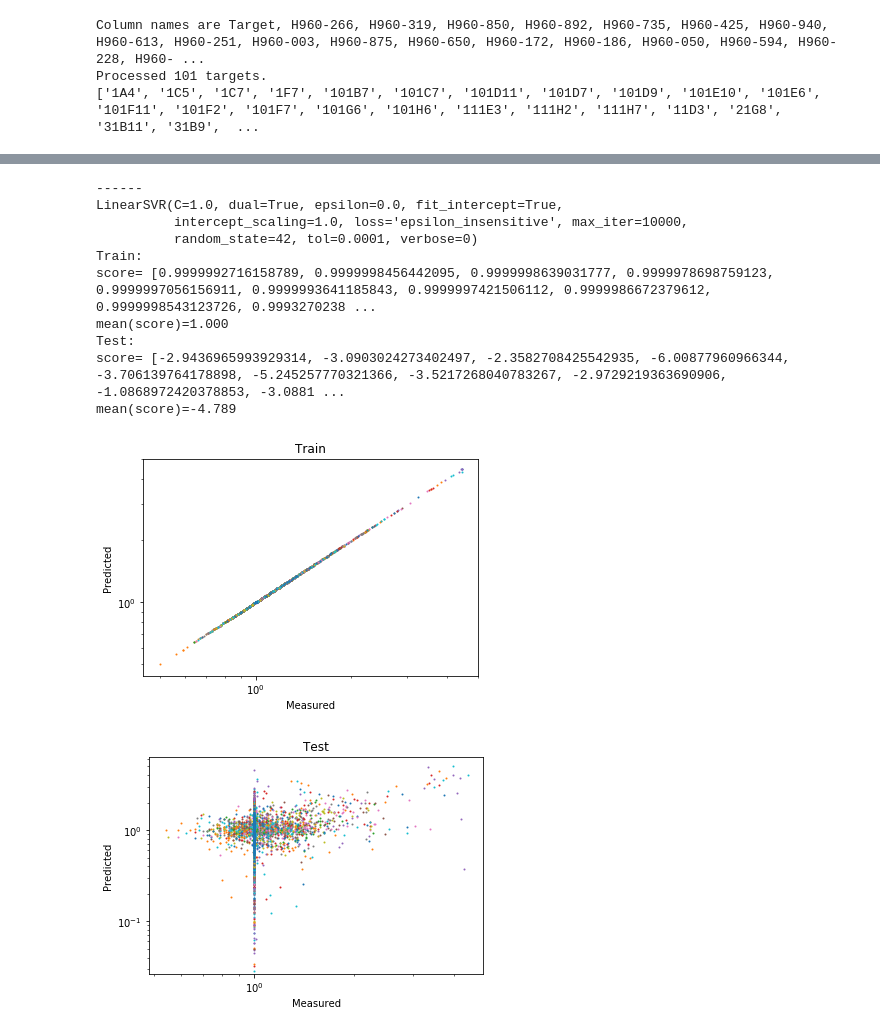
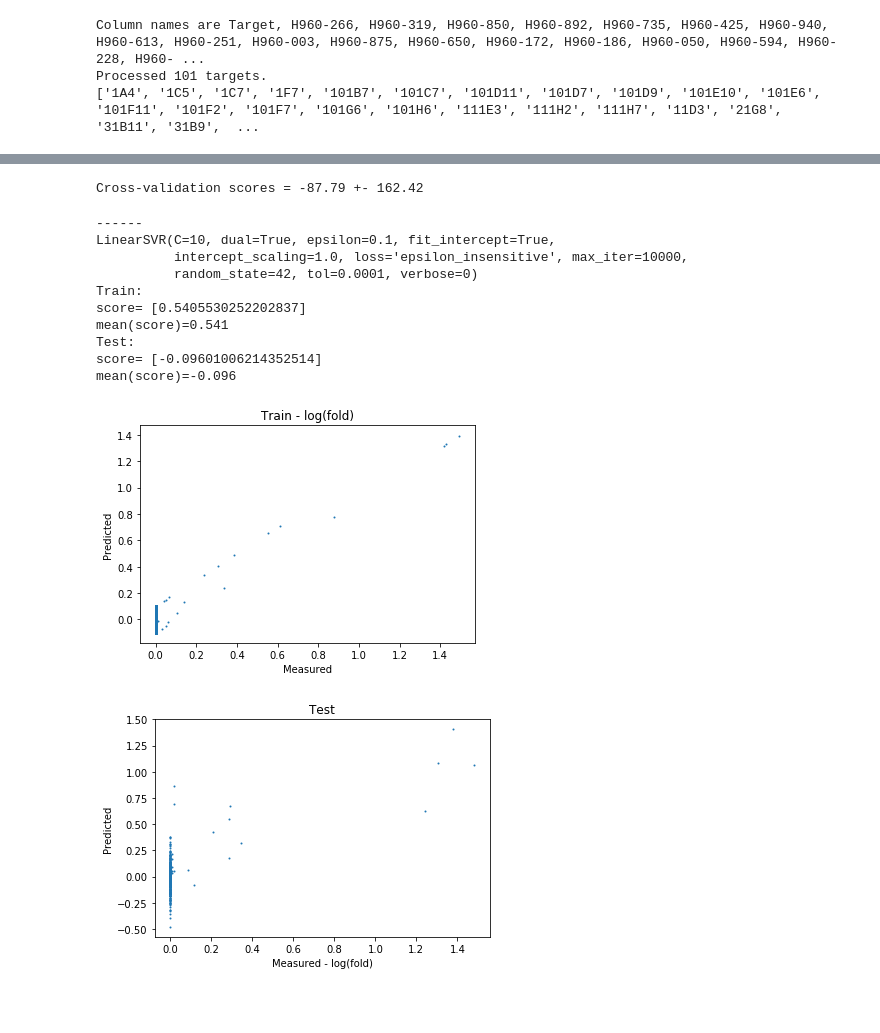
Before and after one commit to btownshend/HTS-Selection, a Jupyter notebook: notebooks/runfold.ipynb, the cells around one changed output, grey strips where cells are left out. Drawn from its saved outputs; the diff is of its cells as text; code cells hidden in the pictures; blank space fills up the shorter version.

Commit message:
Added more cross-validation testing

```diff
--- a/notebooks/runfold.ipynb
+++ b/notebooks/runfold.ipynb
@@ -32,0 +80,24 @@ Fraction hits: train: 1.015, test: 1.016
+# %%
+# Define models (with a model for each aptamer)
+models=[
+    [ LinearRegression() for _ in y],
+    [ Lasso(alpha=0.5) for _ in y],
+    [ Lasso(alpha=0.99) for _ in y],
+    [ Ridge(alpha=0.9) for _ in y],
+    [ Ridge(alpha=0.99) for _ in y],
+    [ LinearSVR(C=.000001,max_iter=10000,epsilon=0.1,random_state=seed) for _ in y],
+    [ LinearSVR(C=.000001,max_iter=10000,epsilon=0.05,random_state=seed) for _ in y]
+]
+# %%
+# Reduce the number of features
+X_train_red=[]
+for model in models:
+    Xtmp=[]
+    for i in range(len(aptamers)):
+        smodel = SelectFromModel(model[i].fit(X_train,y_train[i]), prefit=True,max_features=3)
+        print(smodel)
+        print(smodel.get_support(indices=True))
+        X_new = smodel.transform(X_train)
+        print(X_new.shape)
+        Xtmp.append(X_new)
+    X_train_red.append(Xtmp)
@@ -33,48 +122,47 @@ Fraction hits: train: 1.015, test: 1.016
 # %%
-# Train model
-from src.models import train_model
-models=[train_model.train_multi(train_model.train_linearsvr,X_train,y_train)]
+# Train models
+models=[train_model.train_multi(LinearSVR(C=.000001,max_iter=10000,epsilon=0.1,random_state=seed),X_train,y_train)]
+# %% [output]
+Cross-validation scores = -87.79 +- 162.42
 # %%
 # Test model
-from src.models import predict_model
-import matplotlib.pyplot as plt
 for model in models:
     print("------")
     print(model[0])
     print("Train:")
     yp_train=predict_model.predict_reg(model,X_train,y_train,mol_train)
     print("Test:")
     yp_test=predict_model.predict_reg(model,X_test,y_test,mol_test)
 
     for i in range(len(y_train[0])):
         plt.scatter([y[i] for y in y_train],[y[i] for y in yp_train],label="Train",s=1)
     ax=plt.gca()
-    ax.set_yscale('log')
-    ax.set_xscale('log')
+    #ax.set_yscale('log')
+    #ax.set_xscale('log')
     plt.xlabel("Measured")
     plt.ylabel("Predicted")
-    plt.title("Train")
+    plt.title("Train - log(fold)")
     plt.show()
 
     for i in range(len(y_test[0])):
         plt.scatter([y[i] for y in y_test],[y[i] for y in yp_test],label="Test",s=1)
     ax=plt.gca()
-    ax.set_yscale('log')
-    ax.set_xscale('log')
-    plt.xlabel("Measured")
+    #ax.set_yscale('log')
+    #ax.set_xscale('log')
+    plt.xlabel("Measured - log(fold)")
     plt.ylabel("Predicted")
     plt.title("Test")
     plt.show()
 # %% [output]
 ------
-LinearSVR(C=1.0, dual=True, epsilon=0.0, fit_intercept=True,
+LinearSVR(C=10, dual=True, epsilon=0.1, fit_intercept=True,
           intercept_scaling=1.0, loss='epsilon_insensitive', max_iter=10000,
           random_state=42, tol=0.0001, verbose=0)
 Train:
-score= [0.9999992716158789, 0.9999998456442095, 0.9999998639031777, 0.9999978698759123, 0.9999997056156911, 0.9999993641185843, 0.9999997421506112, 0.9999986672379612, 0.9999998543123726, 0.9993270238 ...
-mean(score)=1.000
+score= [0.5405530252202837]
+mean(score)=0.541
 Test:
-score= [-2.9436965993929314, -3.0903024273402497, -2.3582708425542935, -6.00877960966344, -3.706139764178898, -5.245257770321366, -3.5217268040783267, -2.9729219363690906, -1.0868972420378853, -3.0881 ...
-mean(score)=-4.789
+score= [-0.09601006214352514]
+mean(score)=-0.096
-[figure, old version]
+[figure, new version]
-[figure, old version]
+[figure, new version]
```
Also changed, not shown: parts of 9 cells of this notebook, 4 other files.
